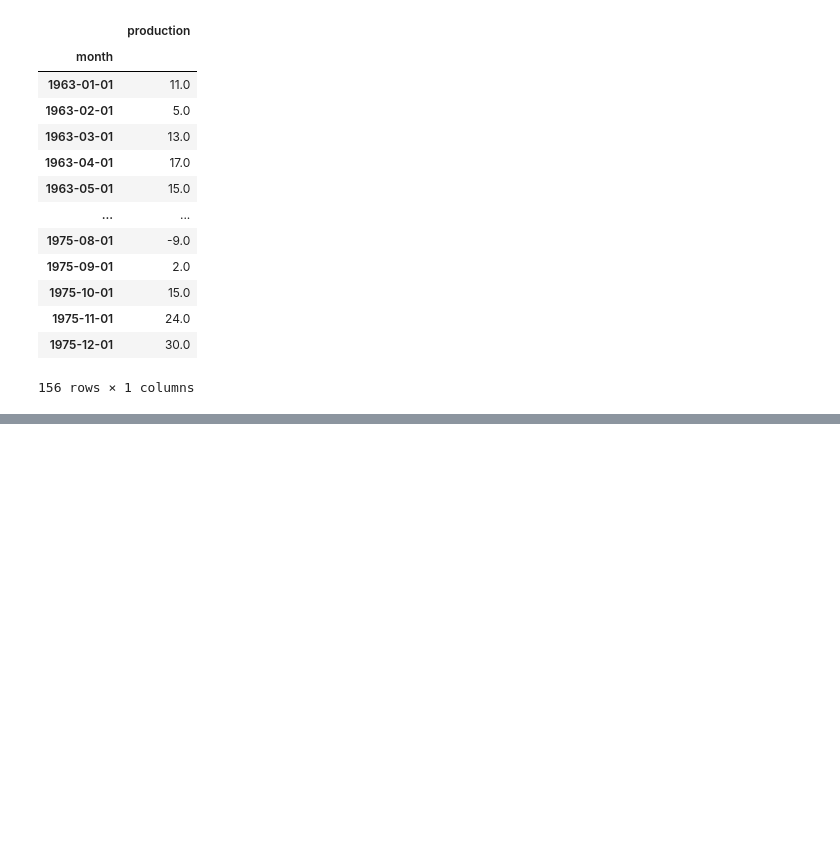
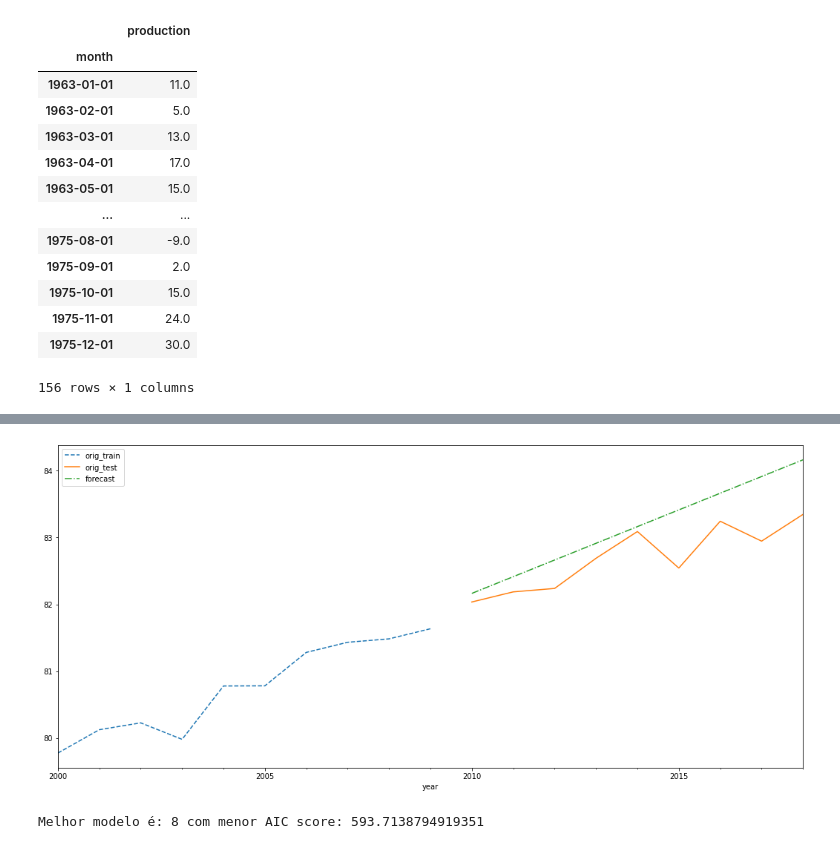
Before and after one commit to rivaldo/Time-Series-Analysis-with-Python-Cookbook-main-cesar, a Jupyter notebook: code/cap11_bidu/cap11.ipynb, the cells around one changed output, grey strips where cells are left out. Saved outputs shown, nothing was run; the diff lists cells and outputs as text; code cells hidden in the pictures; blank space fills up the shorter version.

```diff
--- a/code/cap11_bidu/cap11.ipynb
+++ b/code/cap11_bidu/cap11.ipynb
@@ -138,0 +156,23 @@ plt.show()
+# %%
+train = life_train.values.ravel();
+y = life_test.values.ravel();
+score = {};
+for i, (t, dp) in enumerate(life_ex_comb):
+    exp = ExponentialSmoothing(train,
+                               trend=t,
+                               damped_trend = dp,
+                               seasonal = None,
+                               )
+    model = exp.fit(use_brute = True, optimized=True);
+    y_hat = model.forecast(len(y));
+    score[i] = {
+        'trend': t,
+        'damped': dp,
+        'AIC' : model.aic,
+        'BIC' : model.bic,
+        'AICc' : model.aicc,
+        'RMSPE' :rmspe(y, y_hat),
+        'RMSE' : rmse(y, y_hat),
+        'MAPE' : mape(y, y_hat),
+        'model' : model
+    }
@@ -138,0 +200,4 @@ plt.show()
+# %%
+plot_forecast(life_best_model, '2000', life_train, life_test);
+# %% [output]
+[figure, added]
@@ -138,0 +232,4 @@ plt.show()
+# %%
+milk_model = get_best_model(milk_model_scores);
+# %% [output]
+Melhor modelo é: 8 com menor AIC score: 593.7138794919351
```
Also changed, not shown: parts of 20 cells of this notebook, 2 other files.
